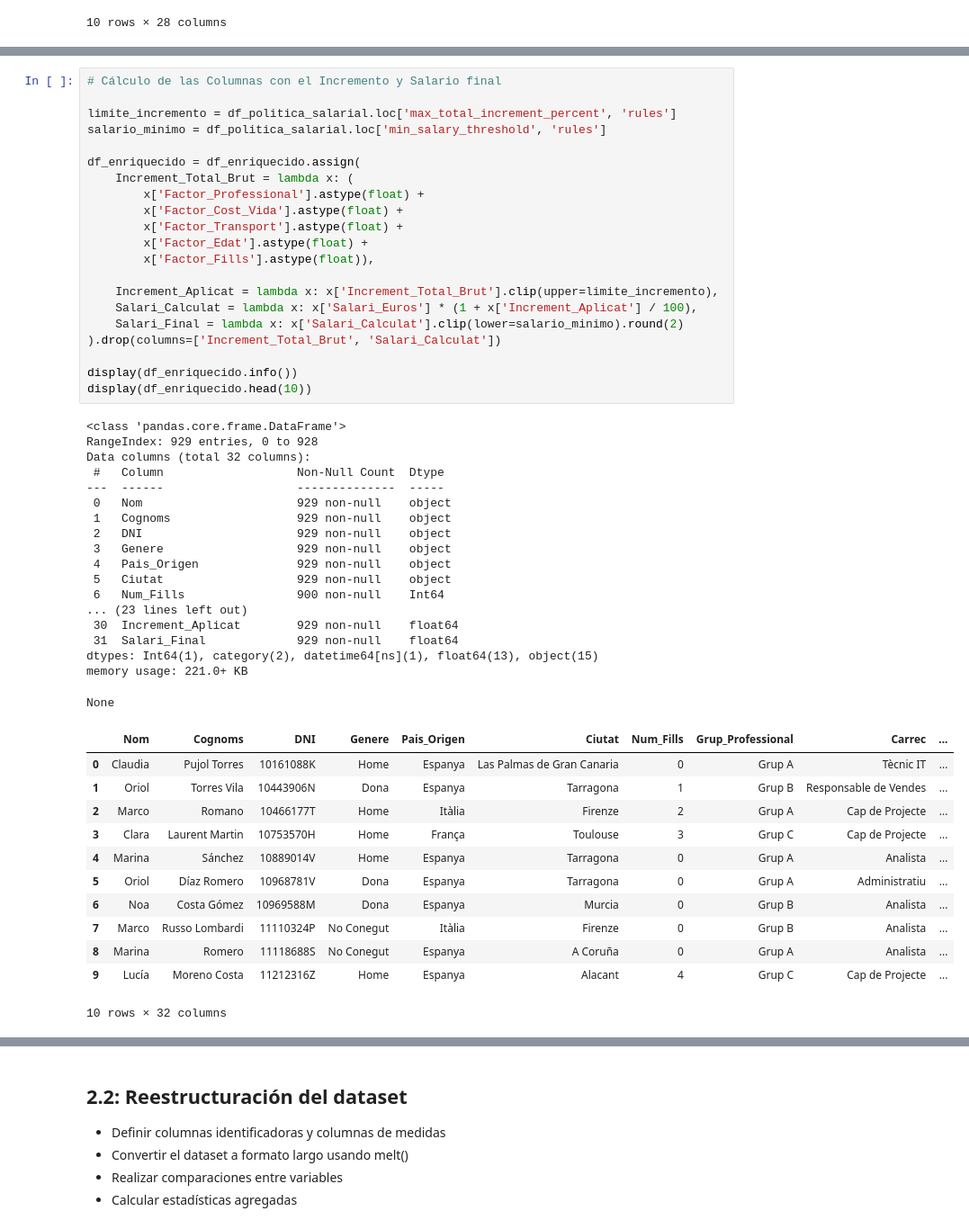
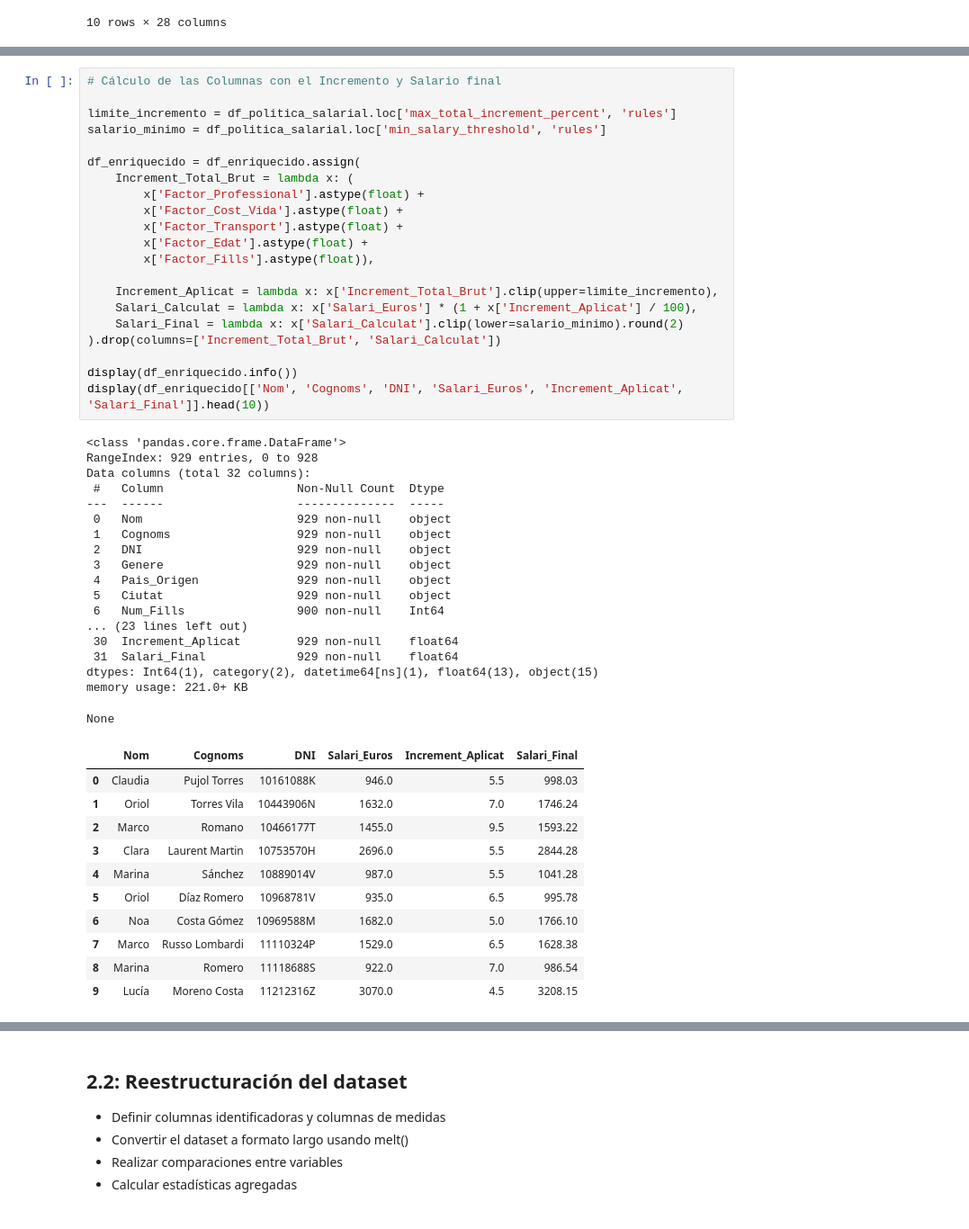
Before and after one commit to jordi-cx/it_academy, a Jupyter notebook: sprint_08_jcx_wip.ipynb, the cells around one changed output, grey strips where cells are left out. Shown at 90% size. Saved outputs shown, nothing was run; the diff lists cells and outputs as text.

```diff
--- a/sprint_08_jcx_wip.ipynb
+++ b/sprint_08_jcx_wip.ipynb
@@ -1743,46 +1659,45 @@ df_enriquecido = df_enriquecido.assign(
         x['Factor_Cost_Vida'].astype(float) +
         x['Factor_Transport'].astype(float) +
         x['Factor_Edat'].astype(float) +
         x['Factor_Fills'].astype(float)),
 
     Increment_Aplicat = lambda x: x['Increment_Total_Brut'].clip(upper=limite_incremento),
     Salari_Calculat = lambda x: x['Salari_Euros'] * (1 + x['Increment_Aplicat'] / 100),
     Salari_Final = lambda x: x['Salari_Calculat'].clip(lower=salario_minimo).round(2)
 ).drop(columns=['Increment_Total_Brut', 'Salari_Calculat'])
 
 display(df_enriquecido.info())
-display(df_enriquecido.head(10))
+display(df_enriquecido[['Nom', 'Cognoms', 'DNI', 'Salari_Euros', 'Increment_Aplicat', 'Salari_Final']].head(10))
 # %% [output]
 <class 'pandas.core.frame.DataFrame'>
 RangeIndex: 929 entries, 0 to 928
 Data columns (total 32 columns):
  #   Column                   Non-Null Count  Dtype
 ---  ------                   --------------  -----
  0   Nom                      929 non-null    object
  1   Cognoms                  929 non-null    object
  2   DNI                      929 non-null    object
  3   Genere                   929 non-null    object
  4   Pais_Origen              929 non-null    object
  5   Ciutat                   929 non-null    object
  6   Num_Fills                900 non-null    Int64
 ... (23 lines left out)
  30  Increment_Aplicat        929 non-null    float64
  31  Salari_Final             929 non-null    float64
 dtypes: Int64(1), category(2), datetime64[ns](1), float64(13), object(15)
 memory usage: 221.0+ KB
 None
-|  | Nom | Cognoms | DNI | Genere | Pais_Origen | Ciutat | Num_Fills | Grup_Professional | Carrec | ... |
-| 0 | Claudia | Pujol Torres | 10161088K | Home | Espanya | Las Palmas de Gran Canaria | 0 | Grup A | Tècnic IT | ... |
-| 1 | Oriol | Torres Vila | 10443906N | Dona | Espanya | Tarragona | 1 | Grup B | Responsable de Vendes | ... |
-| 2 | Marco | Romano | 10466177T | Home | Itàlia | Firenze | 2 | Grup A | Cap de Projecte | ... |
-| 3 | Clara | Laurent Martin | 10753570H | Home | França | Toulouse | 3 | Grup C | Cap de Projecte | ... |
-| 4 | Marina | Sánchez | 10889014V | Home | Espanya | Tarragona | 0 | Grup A | Analista | ... |
-| 5 | Oriol | Díaz Romero | 10968781V | Dona | Espanya | Tarragona | 0 | Grup A | Administratiu | ... |
-| 6 | Noa | Costa Gómez | 10969588M | Dona | Espanya | Murcia | 0 | Grup B | Analista | ... |
-| 7 | Marco | Russo Lombardi | 11110324P | No Conegut | Itàlia | Firenze | 0 | Grup B | Analista | ... |
-| 8 | Marina | Romero | 11118688S | No Conegut | Espanya | A Coruña | 0 | Grup A | Analista | ... |
-| 9 | Lucía | Moreno Costa | 11212316Z | Home | Espanya | Alacant | 4 | Grup C | Cap de Projecte | ... |
+|  | Nom | Cognoms | DNI | Salari_Euros | Increment_Aplicat | Salari_Final |
+| 0 | Claudia | Pujol Torres | 10161088K | 946.0 | 5.5 | 998.03 |
+| 1 | Oriol | Torres Vila | 10443906N | 1632.0 | 7.0 | 1746.24 |
+| 2 | Marco | Romano | 10466177T | 1455.0 | 9.5 | 1593.22 |
+| 3 | Clara | Laurent Martin | 10753570H | 2696.0 | 5.5 | 2844.28 |
+| 4 | Marina | Sánchez | 10889014V | 987.0 | 5.5 | 1041.28 |
+| 5 | Oriol | Díaz Romero | 10968781V | 935.0 | 6.5 | 995.78 |
+| 6 | Noa | Costa Gómez | 10969588M | 1682.0 | 5.0 | 1766.10 |
+| 7 | Marco | Russo Lombardi | 11110324P | 1529.0 | 6.5 | 1628.38 |
+| 8 | Marina | Romero | 11118688S | 922.0 | 7.0 | 986.54 |
+| 9 | Lucía | Moreno Costa | 11212316Z | 3070.0 | 4.5 | 3208.15 |
-10 rows × 32 columns
 # %%
 df_enriquecido[['Salari_Euros', 'Salari_Final']].describe()
 # %% [output]
```
Also changed, not shown: parts of 21 cells of this notebook.
